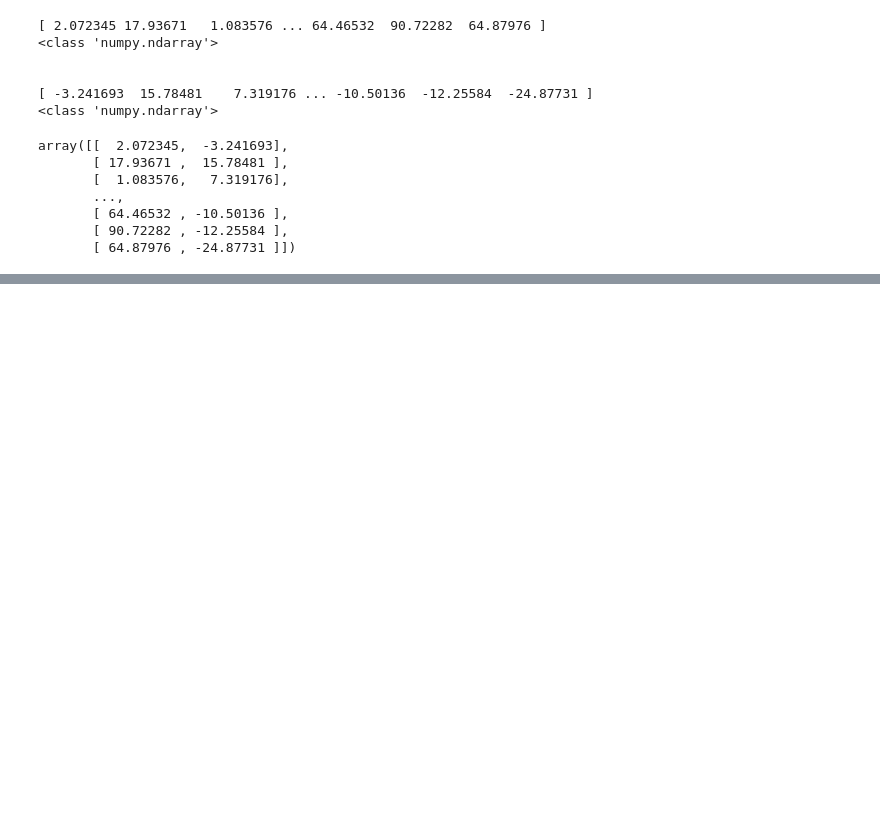
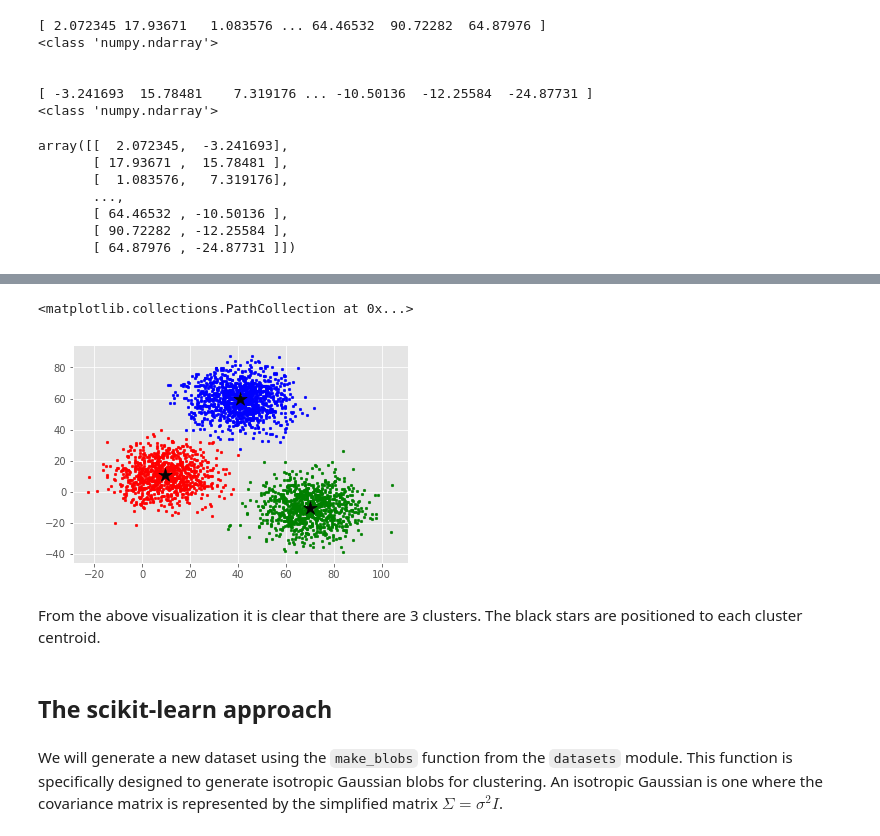
Before and after one commit to alokproc/machine-learning, a Jupyter notebook: notebooks/02.03-ML-K-Means-Clustering.ipynb, the cells around one changed output, grey strips where cells are left out. Cells and saved outputs as stored; diff of their text form; code cells hidden in the pictures; blank space fills up the shorter version.

Commit message:
Added section 2 using scikit-learn

```diff
--- a/notebooks/02.03-ML-K-Means-Clustering.ipynb
+++ b/notebooks/02.03-ML-K-Means-Clustering.ipynb
@@ -156,0 +147,37 @@ plt.scatter(C_x, C_y, marker = '*', s = 200, c = 'g')
+# %%
+# storing the value of centroids when it gets updated
+C_old = np.zeros(C.shape)
+# cluster labels (0, 1, 2)
+clusters = np.zeros(len(X))
+# error func. - distance between new centroids and old centroids
+error = dist(C, C_old, None)
+# loop will run till the error becomes zero
+while error != 0:
+    # assigning each value to its closest cluster
+    for i in range(len(X)):
+        distances = dist(X[i], C)
+        cluster = np.argmin(distances)
+        clusters[i] = cluster
+    # storing the old centroid values
+    C_old = deepcopy(C)
+    # finding the new centroids by taking the average value
+    for i in range(k):
+        points = [X[j] for j in range(len(X)) if clusters[j] == i]
+        C[i] = np.mean(points, axis=0)
+    error = dist(C, C_old, None)
+# %%
+colors = ['r', 'g', 'b', 'y', 'c', 'm']
+fig, ax = plt.subplots()
+for i in range(k):
+        points = np.array([X[j] for j in range(len(X)) if clusters[j] == i])
+        ax.scatter(points[:, 0], points[:, 1], s = 7, c = colors[i])
+ax.scatter(C[:, 0], C[:, 1], marker = '*', s = 200, c = '#050505')
+# %% [output]
+<matplotlib.collections.PathCollection at 0x...>
+[figure, added]
+# %% [markdown]
+From the above visualization it is clear that there are 3 clusters. The black stars are positioned to each cluster centroid.
+# %% [markdown]
+## The scikit-learn approach
+# %% [markdown]
+We will generate a new dataset using the `make_blobs` function from the `datasets` module. This function is specifically designed to generate isotropic Gaussian blobs for clustering. An isotropic Gaussian is one where the covariance matrix is represented by the simplified matrix $\Sigma = \sigma^{2}I$.
```
Also changed, not shown: parts of 15 cells of this notebook.
